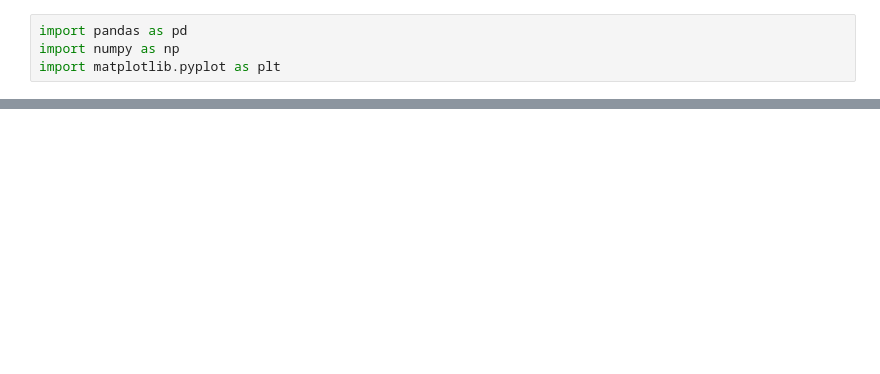
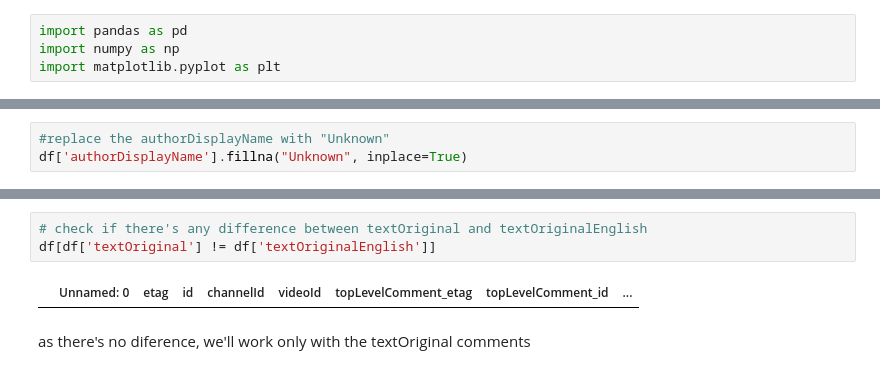
Before and after one commit to Hetav01/Public-Safety-Monitoring-India, a Jupyter notebook: preprocessing/preprocessing.ipynb, the cells around one changed output, grey strips where cells are left out. Saved outputs shown, nothing was run; the diff lists cells and outputs as text; blank space fills up the shorter version.

```diff
--- a/preprocessing/preprocessing.ipynb
+++ b/preprocessing/preprocessing.ipynb
@@ -78,0 +118,3 @@ ModuleNotFoundError: No module named 'langdetect'
+# %%
+#replace the authorDisplayName with "Unknown"
+df['authorDisplayName'].fillna("Unknown", inplace=True)
@@ -78,0 +219,7 @@ ModuleNotFoundError: No module named 'langdetect'
+# %%
+# check if there's any difference between textOriginal and textOriginalEnglish
+df[df['textOriginal'] != df['textOriginalEnglish']]
+# %% [output]
+|  | Unnamed: 0 | etag | id | channelId | videoId | topLevelComment_etag | topLevelComment_id | ... |
+# %% [markdown]
+as there's no diference, we'll work only with the textOriginal comments
```
Also changed, not shown: parts of 22 cells of this notebook, 2 other files.
